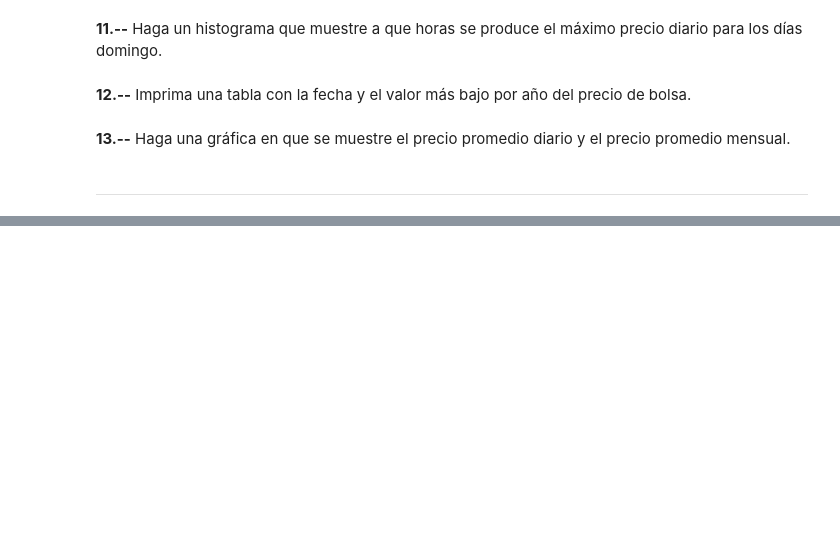
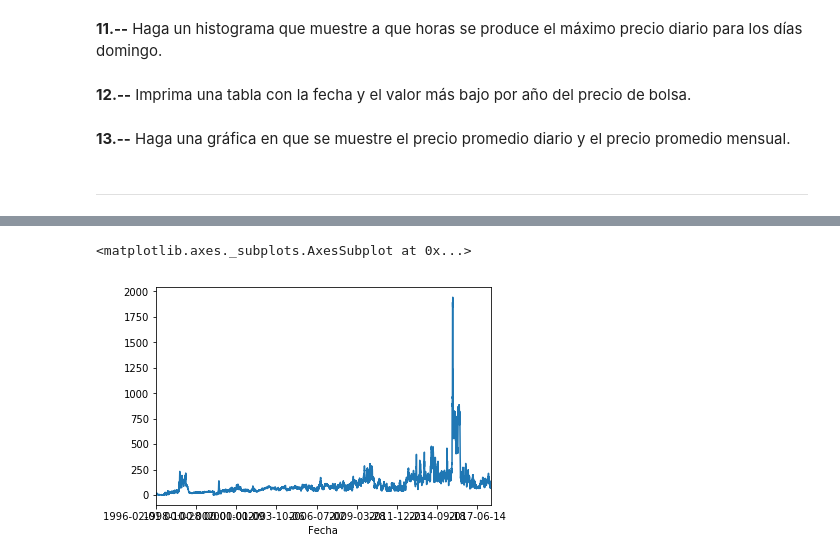
Before and after one commit to cda-2019-01/lab-analisis-exploratorio-de-datos-jlmejiav, a Jupyter notebook: LAB-precios-electricidad.ipynb, the cells around one changed output, grey strips where cells are left out. Cells and saved outputs as stored; diff of their text form; code cells hidden in the pictures; blank space fills up the shorter version.

```diff
--- a/LAB-precios-electricidad.ipynb
+++ b/LAB-precios-electricidad.ipynb
@@ -62,0 +77,5 @@ TypeError: 'tuple' object is not callable
+# %%
+## Datos melt sin la versión
+dfs3=dfs2.drop(columns='Version')
+data = pd.melt(dfs3,id_vars='Fecha')
+data.shape
@@ -62,0 +128,2 @@ TypeError: 'tuple' object is not callable
+# %%
+datacorr=data.drop_duplicates().dropna()
@@ -62,0 +145,5 @@ TypeError: 'tuple' object is not callable
+# %%
+datacorr['mes'] = pd.DatetimeIndex(datacorr['Fecha']).month
+datacorr['dia'] = pd.DatetimeIndex(datacorr['Fecha']).day
+datacorr['año'] = pd.DatetimeIndex(datacorr['Fecha']).year
+datacorr['año-mes'] = datacorr['año'].map(str)+'-'+datacorr['mes'].map(str)
@@ -62,0 +159,3 @@ TypeError: 'tuple' object is not callable
+# %%
+PromFecha=datacorr.groupby('Fecha')['value'].mean()
+PromFecha.head()
@@ -62,0 +170,5 @@ TypeError: 'tuple' object is not callable
+# %%
+PromFecha.plot()
+# %% [output]
+<matplotlib.axes._subplots.AxesSubplot at 0x...>
+[figure, added]
```
Also changed, not shown: parts of 92 cells of this notebook, 1 other file.
